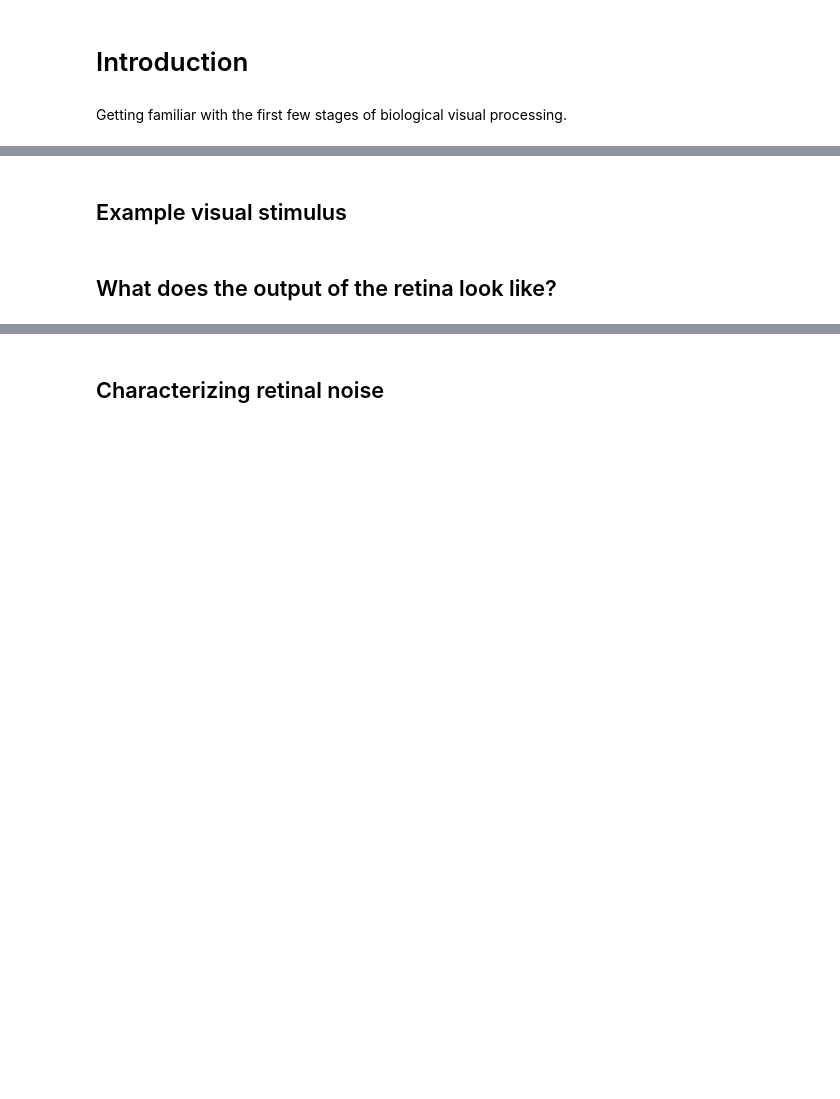
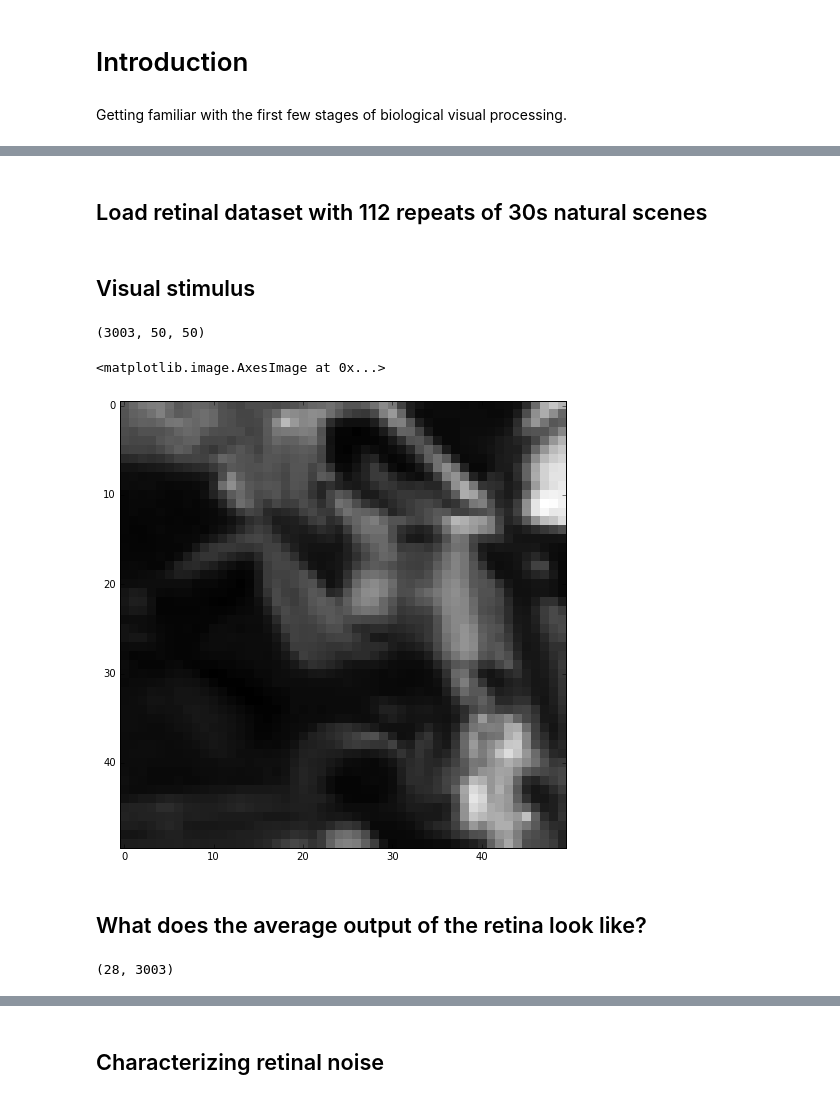
Before and after one commit to lmcintosh/deep-retina-tutorial, a Jupyter notebook: introduction.ipynb, the cells around one changed output, grey strips where cells are left out. Saved outputs shown, nothing was run; the diff lists cells and outputs as text; code cells hidden in the pictures; blank space fills up the shorter version.

```diff
--- a/introduction.ipynb
+++ b/introduction.ipynb
@@ -8,9 +8,11 @@ matplotlib.use('Agg')
 
 import numpy as np
 import h5py
-from deepretina.toolbox import load_model, load_partial_model, rolling_window
-from deepretina.io import despine
-from deepretina.metrics import cc
+from scipy.stats import zscore
+from pyret.spiketools import binspikes
+# from deepretina.toolbox import load_model, load_partial_model, rolling_window
+# from deepretina.io import despine
+# from deepretina.metrics import cc
 
 %matplotlib inline
 from matplotlib.pyplot import *
@@ -19,7 +21,7 @@ import matplotlib.pyplot as plt
 from pylab import rcParams
 rcParams['figure.figsize'] = (10.0, 8.0) # set default size of plots
 rcParams['image.interpolation'] = 'nearest'
-rcParams['image.cmap'] = 'seismic'
+rcParams['image.cmap'] = 'gray'
 
 # Some more magic so that the notebook will reload external python modules;
 # see http://stackoverflow.com/questions/1907993/autoreload-of-modules-in-ipython
@@ -31,4 +61,25 @@ Using Theano backend.
+# %% [markdown]
+## Load retinal dataset with 112 repeats of 30s natural scenes
+# %%
+with h5py.File('/Users/lmcintosh/experiments/data/16-05-31/naturalscene.h5', 'r') as h:
+    stimulus = np.array(np.array(h['test/stimulus']))
+    psth = np.array(h['test/response/firing_rate_10ms'])
+    repeats = np.stack([np.array(h['test/repeats/%s' %key]) for key in sorted(h['test/repeats'].keys())])
+    time = np.array(h['test/time'])
 # %% [markdown]
-## Example visual stimulus
+## Visual stimulus
+# %%
+stimulus.shape
+# %% [output]
+(3003, 50, 50)
+# %%
+plt.imshow(stimulus[200])
+# %% [output]
+<matplotlib.image.AxesImage at 0x...>
+[figure, added]
 # %% [markdown]
-## What does the output of the retina look like?
+## What does the average output of the retina look like?
+# %%
+psth.shape
+# %% [output]
+(28, 3003)
```
Also changed, not shown: parts of 26 cells of this notebook.
